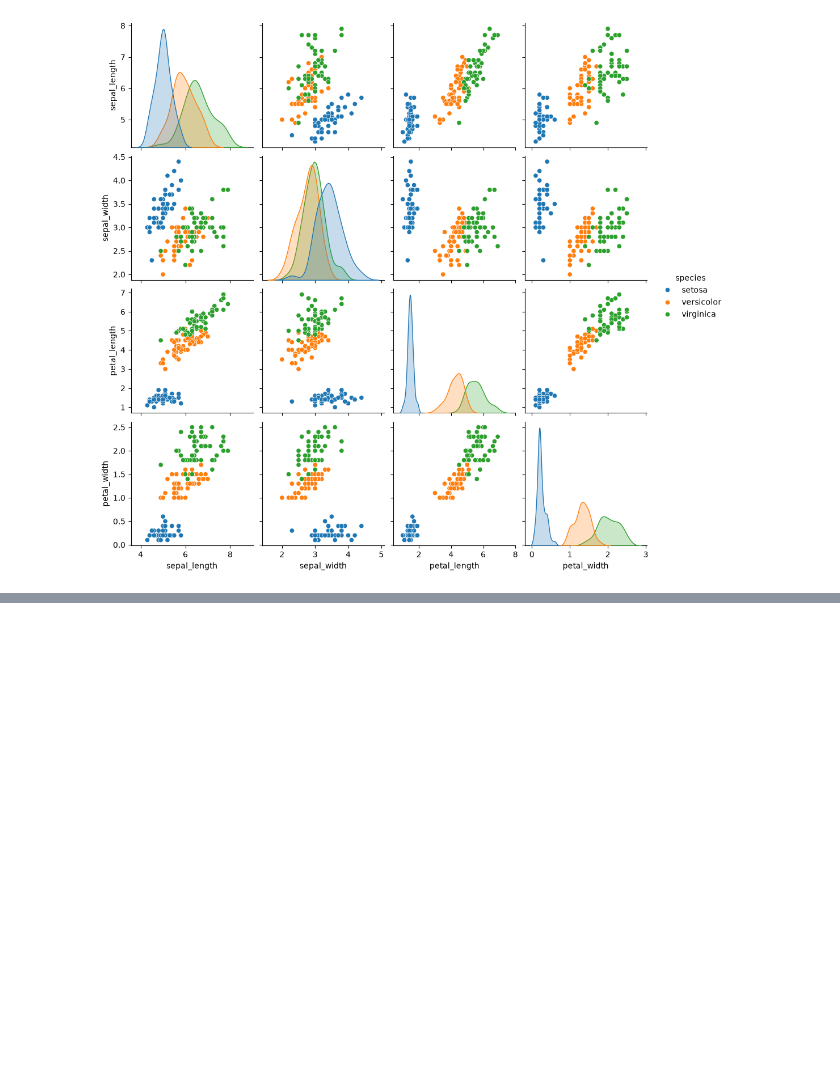
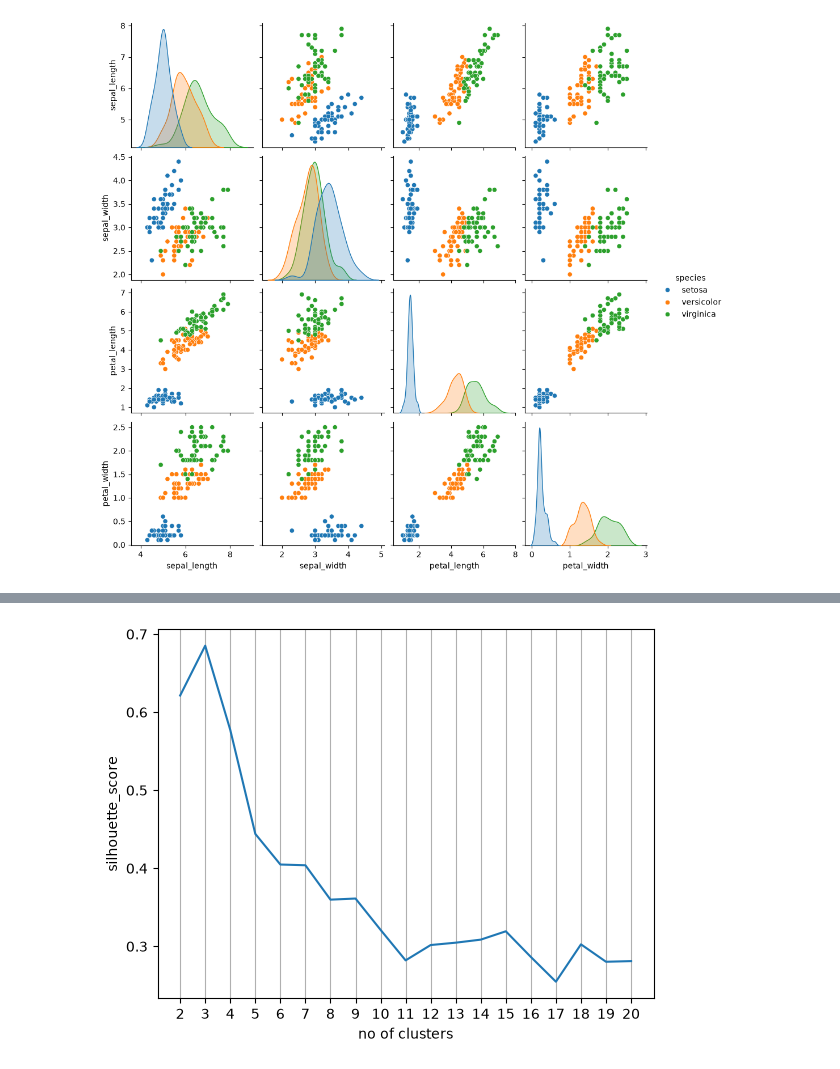
Before and after one commit to sumit-xt/ML-SVM-SUB, a Jupyter notebook: Unsupervised_learning/K_Mean_clustering.ipynb, the cells around one changed output, grey strips where cells are left out. Saved outputs shown, nothing was run; the diff lists cells and outputs as text; code cells hidden in the pictures; blank space fills up the shorter version.

```diff
--- a/UN_SUP_LEARN_KMEAN.ipynb
+++ b/Unsupervised_learning/K_Mean_clustering.ipynb
@@ -79,0 +89,8 @@ sns.pairplot(data=org_ds,hue="species")
+# %%
+#to find best no of clusters
+ss=[]
+for i in range(2,21):
+    km1=KMeans(n_clusters=i)
+    km1.fit(ds)
+    sh=silhouette_score(ds,km1.labels_)
+    ss.append(sh)
@@ -79,0 +119,11 @@ sns.pairplot(data=org_ds,hue="species")
+# %%
+#to see grapically
+no_col=[j for j in range(2,21)]
+plt.plot(no_col,ss)
+plt.xlabel("no of clusters")
+plt.ylabel("silhouette_score")
+plt.xticks(no_col)
+plt.grid(axis="x")
+plt.show()
+# %% [output]
+[figure, added]
```
Also changed, not shown: parts of 7 cells of this notebook, 5 other files.
